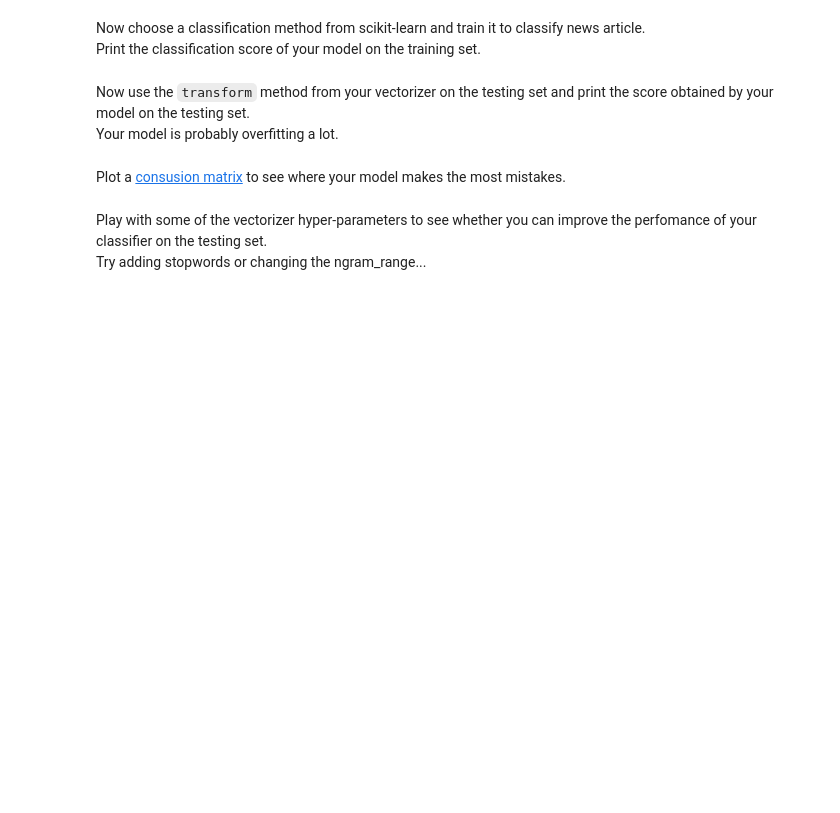
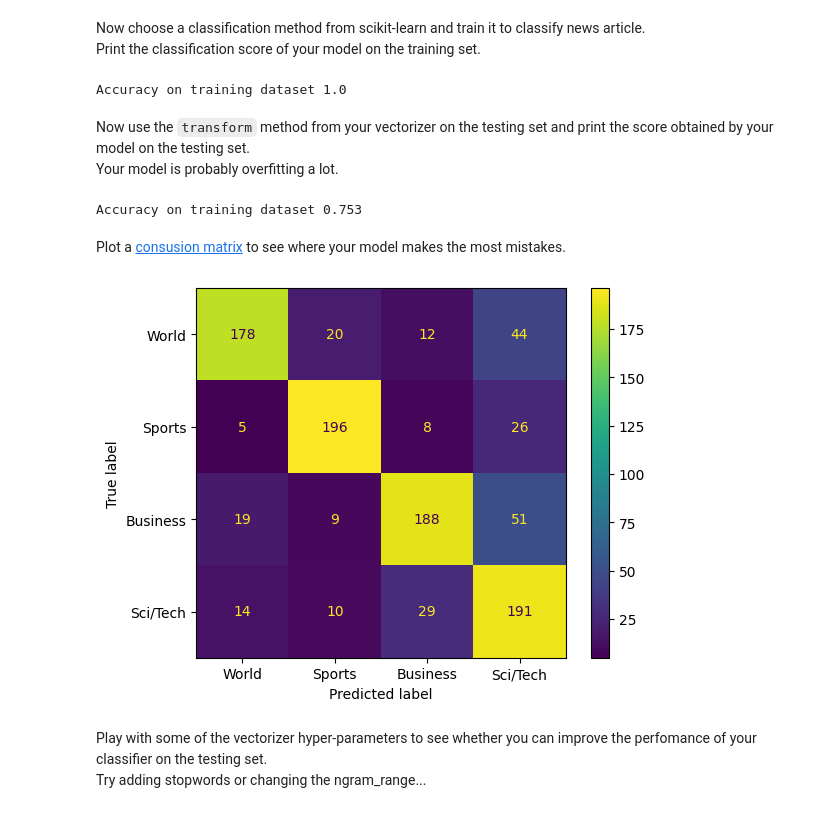
Before and after one commit to Cirrusfloccus31/AIF, a Jupyter notebook: nlp/AIF_nlp.ipynb, the cells around one changed output. Saved outputs shown, nothing was run; the diff lists cells and outputs as text; code cells hidden in the pictures; blank space fills up the shorter version.

````diff
--- a/nlp/AIF_nlp.ipynb
+++ b/nlp/AIF_nlp.ipynb
@@ -59,3 +59,10 @@ testdf
 | 2374 | 3 | Ireland blocks calls to 13 countr... | Ireland #39;s telecom regulator s... | Sci/Tech |
 | 2159 | 0 | Colombia militant gunned down | A top leader of Colombia #39;s ri... | World |
 1000 rows × 4 columns
+# %%
+labels = traindf["label"].unique().tolist()
+labels.sort()
+label_to_name = []
+for label in labels:
+    label_to_name.append(traindf[traindf["label"]==label]["label_name"].unique().tolist()[0])
+print(label_to_name)
@@ -114,5 +133,5 @@ To start, vectorize your documents using term frequencies.
 You can refer to the [documentation of scikit-learn's CountVectorizer](https://scikit-learn.org/stable/modules/generated/sklearn.feature_extraction.text.CountVectorizer.html) to encode the **text column** of your training set.
 # %%
 from sklearn.feature_extraction.text import CountVectorizer
-vectorizer = ...
-train_count_matrix = ...
+vectorizer = CountVectorizer(ngram_range=(1, 2))#stop_words="english")
+train_count_matrix = vectorizer.fit_transform(traindf.text.values).toarray()
@@ -133,3 +159,12 @@ Print the classification score of your model on the training set.
+# %%
+from sklearn.ensemble import RandomForestClassifier
+rf = RandomForestClassifier()
+X_train = train_count_matrix
+y_train = traindf["label"].tolist()
+rf.fit(X_train, y_train)
+print("Accuracy on training dataset", rf.score(X_train, y_train))
+# %% [output]
+Accuracy on training dataset 1.0
 # %% [markdown]
 Now use the ```transform``` method from your vectorizer on the testing set and print the score obtained by your model on the testing set.
 Your model is probably overfitting a lot.
@@ -139,3 +171,10 @@ test_count_matrix = vectorizer.transform(testdf.text)
+# %%
+test_count_matrix = vectorizer.transform(testdf.text)
+X_test = test_count_matrix
+y_test = testdf["label"].tolist()
+print("Accuracy on training dataset", rf.score(X_test, y_test))
+# %% [output]
+Accuracy on training dataset 0.753
 # %% [markdown]
 
 Plot a [consusion matrix](https://scikit-learn.org/stable/modules/generated/sklearn.metrics.ConfusionMatrixDisplay.html) to see where your model makes the most mistakes.
@@ -145,3 +181,13 @@ from sklearn.metrics import confusion_matrix, ConfusionMatrixDisplay
+# %%
+from sklearn.metrics import confusion_matrix, ConfusionMatrixDisplay
+predictions = rf.predict(X_test)
+predictions = rf.predict(X_test)
+cm = confusion_matrix(y_test, predictions, labels=rf.classes_)
+disp = ConfusionMatrixDisplay(confusion_matrix=cm, display_labels=label_to_name)
+disp.plot()
+plt.show()
+# %% [output]
+[figure, added]
 # %% [markdown]
 Play with some of the vectorizer hyper-parameters to see whether you can improve the perfomance of your classifier on the testing set.
 Try adding stopwords or changing the ngram_range...
````
Also changed, not shown: parts of 10 cells of this notebook.
